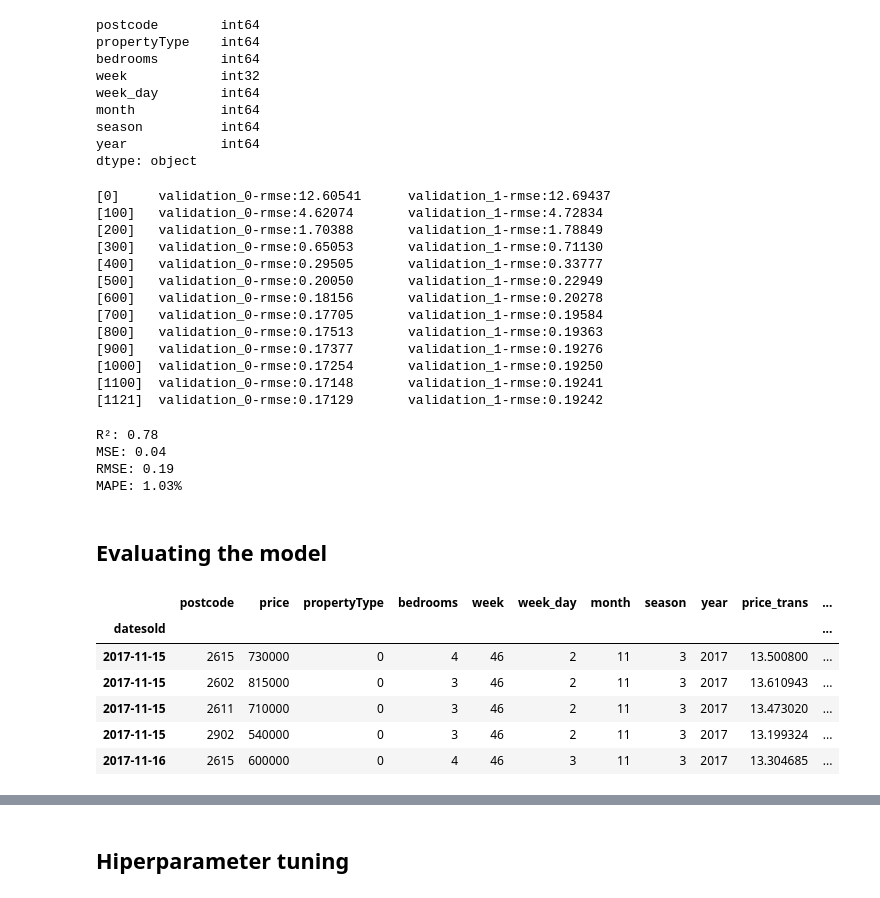
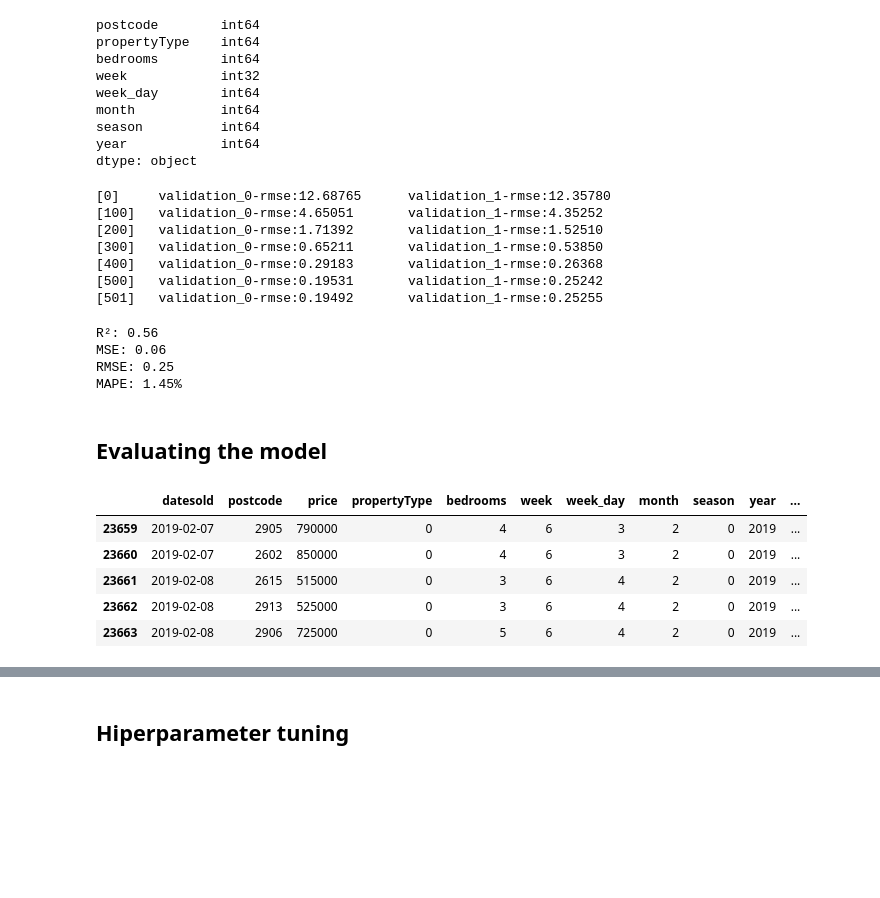
Before and after one commit to NathanBitu/House_Pricing_Forecasting, a Jupyter notebook: house_pricing.ipynb, the cells around one changed output, grey strips where cells are left out. Saved outputs shown, nothing was run; the diff lists cells and outputs as text; code cells hidden in the pictures; blank space fills up the shorter version.

```diff
--- a/house_pricing.ipynb
+++ b/house_pricing.ipynb
@@ -124,13 +123,3 @@ sns.barplot(x = 'price_trans', y= 'index' , data = raw_sales.corr()['price_trans
 [figure]
 # %% [markdown]
 ## Separing data in training and testing data
-# %%
-raw_sales.sort_values('datesold', ascending = True, inplace = True)
-raw_sales.week = raw_sales.week.astype('int')
-raw_sales.set_index('datesold', inplace = True)
-last_value = int(len(raw_sales) * 0.8)
-
-train_x = raw_sales.iloc[0:last_value].drop(['price', 'price_trans'], axis = 1)
-train_y = raw_sales.iloc[0:last_value]['price_trans']
-test_x = raw_sales.iloc[last_value:].drop(['price', 'price_trans'], axis = 1)
-test_y = raw_sales.iloc[last_value:]['price_trans']
@@ -137 +142,11 @@ test_y = raw_sales.iloc[last_value:]['price_trans']
+# %%
+x = raw_sales.drop(['price', 'price_trans', 'datesold'], axis = 1)
+y = raw_sales['price_trans']
+x.week = x.week.astype(int)
+test_size = 0.2
+data_size = len(x)
+x_train = x[:(int(data_size * (1-test_size)))]
+x_test = x[(int(data_size * (1-test_size))):]
+y_train = y[:(int(data_size * (1-test_size)))]
+y_test = y[(int(data_size * (1-test_size))):]
 # %% [markdown]
@@ -157,55 +172,48 @@ from xgboost import XGBRegressor
 rfr = XGBRegressor(n_estimators=15000,
                        early_stopping_rounds=50,
                        learning_rate=0.01)
-rfr.fit(train_x, train_y,
-        eval_set=[(train_x, train_y), (test_x, test_y)],
+rfr.fit(x_train, y_train,
+        eval_set=[(x_train, y_train), (x_test, y_test)],
         verbose=100)
 
-y_pred = rfr.predict(test_x)
+y_pred = rfr.predict(x_test)
 # %% [output]
-[0]     validation_0-rmse:12.60541      validation_1-rmse:12.69437
-[100]   validation_0-rmse:4.62074       validation_1-rmse:4.72834
-[200]   validation_0-rmse:1.70388       validation_1-rmse:1.78849
-[300]   validation_0-rmse:0.65053       validation_1-rmse:0.71130
-[400]   validation_0-rmse:0.29505       validation_1-rmse:0.33777
-[500]   validation_0-rmse:0.20050       validation_1-rmse:0.22949
-[600]   validation_0-rmse:0.18156       validation_1-rmse:0.20278
-[700]   validation_0-rmse:0.17705       validation_1-rmse:0.19584
-[800]   validation_0-rmse:0.17513       validation_1-rmse:0.19363
-[900]   validation_0-rmse:0.17377       validation_1-rmse:0.19276
-[1000]  validation_0-rmse:0.17254       validation_1-rmse:0.19250
-[1100]  validation_0-rmse:0.17148       validation_1-rmse:0.19241
-[1121]  validation_0-rmse:0.17129       validation_1-rmse:0.19242
+[0]     validation_0-rmse:12.68765      validation_1-rmse:12.35780
+[100]   validation_0-rmse:4.65051       validation_1-rmse:4.35252
+[200]   validation_0-rmse:1.71392       validation_1-rmse:1.52510
+[300]   validation_0-rmse:0.65211       validation_1-rmse:0.53850
+[400]   validation_0-rmse:0.29183       validation_1-rmse:0.26368
+[500]   validation_0-rmse:0.19531       validation_1-rmse:0.25242
+[501]   validation_0-rmse:0.19492       validation_1-rmse:0.25255
 # %%
 from sklearn.metrics import mean_squared_error, mean_absolute_percentage_error
 
-mse = mean_squared_error(test_y, y_pred)
-mape = mean_absolute_percentage_error(test_y, y_pred)
-r2 = rfr.score(test_x, test_y)
+mse = mean_squared_error(y_test, y_pred)
+mape = mean_absolute_percentage_error(y_test, y_pred)
+r2 = rfr.score(x_test, y_test)
 
 print("R²: %.2f" % r2)
 print("MSE: %.2f" % mse)
 print("RMSE: %.2f" % (mse**(1/2.0)))
 print("MAPE: %.2f" % (mape * 100) + '%')
 # %% [output]
-R²: 0.78
-MSE: 0.04
-RMSE: 0.19
-MAPE: 1.03%
+R²: 0.56
+MSE: 0.06
+RMSE: 0.25
+MAPE: 1.45%
 # %% [markdown]
 ## Evaluating the model
 # %%
-test = raw_sales.iloc[last_value:].copy()
-test['predictions'] = rfr.predict(test_x)
+test = raw_sales.iloc[(int(data_size * (1-test_size))):].copy()
+test['predictions'] = rfr.predict(x_test)
 test['price_prediction'] = np.exp(test['predictions'])
 test['error'] = abs(test['price'] - test['price_prediction'])
 test['%err'] = abs((test['price_prediction'] / test['price']) - 1)
 test.head()
 # %% [output]
-|  | postcode | price | propertyType | bedrooms | week | week_day | month | season | year | price_trans | ... |
-| datesold |  |  |  |  |  |  |  |  |  |  | ... |
-| 2017-11-15 | 2615 | 730000 | 0 | 4 | 46 | 2 | 11 | 3 | 2017 | 13.500800 | ... |
-| 2017-11-15 | 2602 | 815000 | 0 | 3 | 46 | 2 | 11 | 3 | 2017 | 13.610943 | ... |
-| 2017-11-15 | 2611 | 710000 | 0 | 3 | 46 | 2 | 11 | 3 | 2017 | 13.473020 | ... |
-| 2017-11-15 | 2902 | 540000 | 0 | 3 | 46 | 2 | 11 | 3 | 2017 | 13.199324 | ... |
-| 2017-11-16 | 2615 | 600000 | 0 | 4 | 46 | 3 | 11 | 3 | 2017 | 13.304685 | ... |
+|  | datesold | postcode | price | propertyType | bedrooms | week | week_day | month | season | year | ... |
+| 23659 | 2019-02-07 | 2905 | 790000 | 0 | 4 | 6 | 3 | 2 | 0 | 2019 | ... |
+| 23660 | 2019-02-07 | 2602 | 850000 | 0 | 4 | 6 | 3 | 2 | 0 | 2019 | ... |
+| 23661 | 2019-02-08 | 2615 | 515000 | 0 | 3 | 6 | 4 | 2 | 0 | 2019 | ... |
+| 23662 | 2019-02-08 | 2913 | 525000 | 0 | 3 | 6 | 4 | 2 | 0 | 2019 | ... |
+| 23663 | 2019-02-08 | 2906 | 725000 | 0 | 5 | 6 | 4 | 2 | 0 | 2019 | ... |
```
Also changed, not shown: parts of 21 cells of this notebook.
